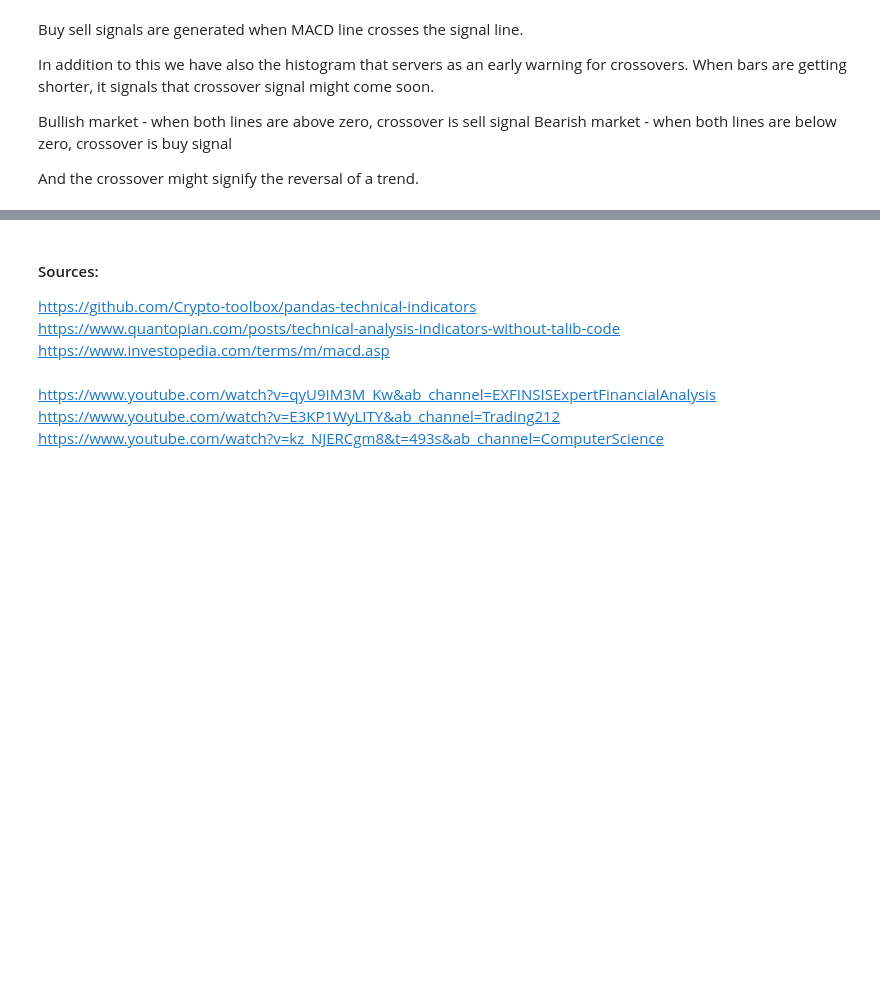
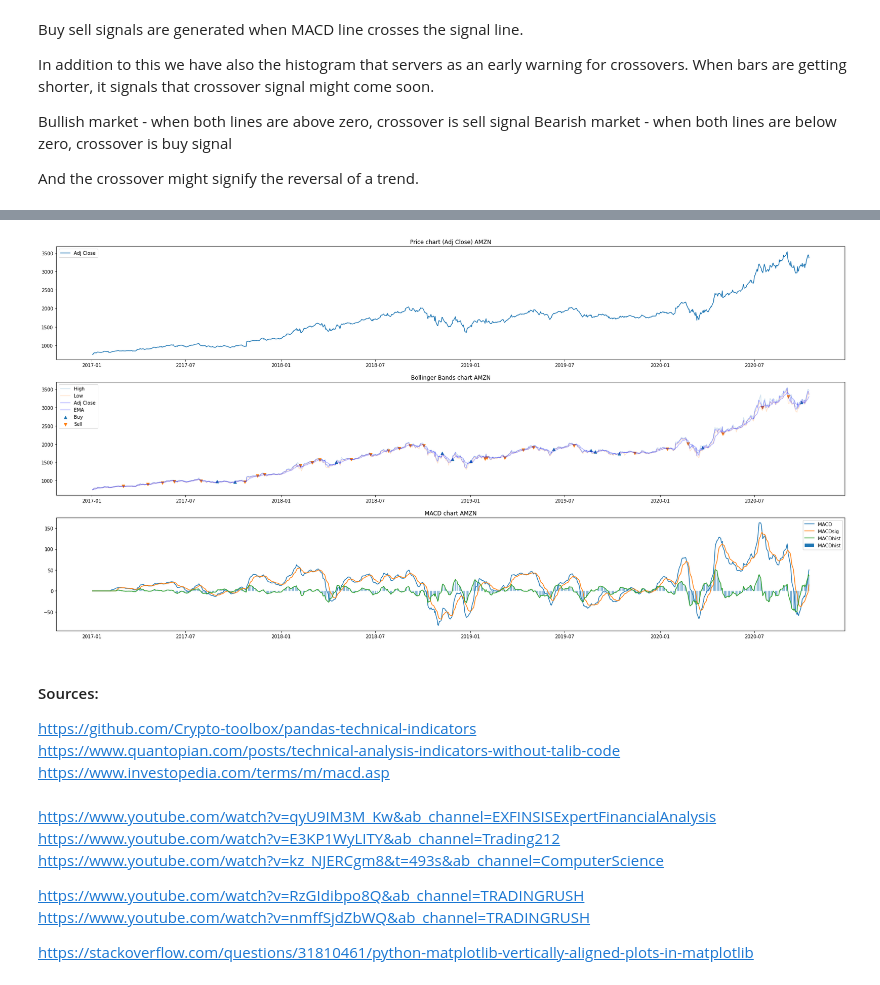
Before and after one commit to tristcoil/technical_indicators, a Jupyter notebook: MACD.ipynb, the cells around one changed output, grey strips where cells are left out. Saved outputs shown, nothing was run; the diff lists cells and outputs as text; code cells hidden in the pictures; blank space fills up the shorter version.

```diff
--- a/MACD.ipynb
+++ b/MACD.ipynb
@@ -228,0 +244,10 @@ plot_signals(df, ticker)
+# %%
+def get_EMA(df, n=200):
+    # computes 200 EMA
+    ema = df['Adj Close'].ewm(span=n, adjust=False).mean()
+    df['EMA'] = ema
+
+
+    return df
+# %%
+df = get_EMA(df, 9)
@@ -229,3 +383,7 @@ plot_signals(df, ticker)
+# %%
+plot_signals(df, ticker)
+# %% [output]
+[figure, added]
 # %% [markdown]
 #### Sources:
 https://github.com/Crypto-toolbox/pandas-technical-indicators  <BR>
@@ -233,4 +391,10 @@ https://www.quantopian.com/posts/technical-analysis-indicators-without-talib-cod
 https://www.investopedia.com/terms/m/macd.asp  <BR>
 https://www.youtube.com/watch?v=qyU9IM3M_Kw&ab_channel=EXFINSISExpertFinancialAnalysis   <BR>
 https://www.youtube.com/watch?v=E3KP1WyLITY&ab_channel=Trading212    <BR>
-https://www.youtube.com/watch?v=kz_NJERCgm8&t=493s&ab_channel=ComputerScience
+https://www.youtube.com/watch?v=kz_NJERCgm8&t=493s&ab_channel=ComputerScience  <BR>
+
+
+https://www.youtube.com/watch?v=RzGIdibpo8Q&ab_channel=TRADINGRUSH    <BR>
+https://www.youtube.com/watch?v=nmffSjdZbWQ&ab_channel=TRADINGRUSH    <BR>
+
+https://stackoverflow.com/questions/31810461/python-matplotlib-vertically-aligned-plots-in-matplotlib
```
Also changed, not shown: parts of 11 cells of this notebook.
